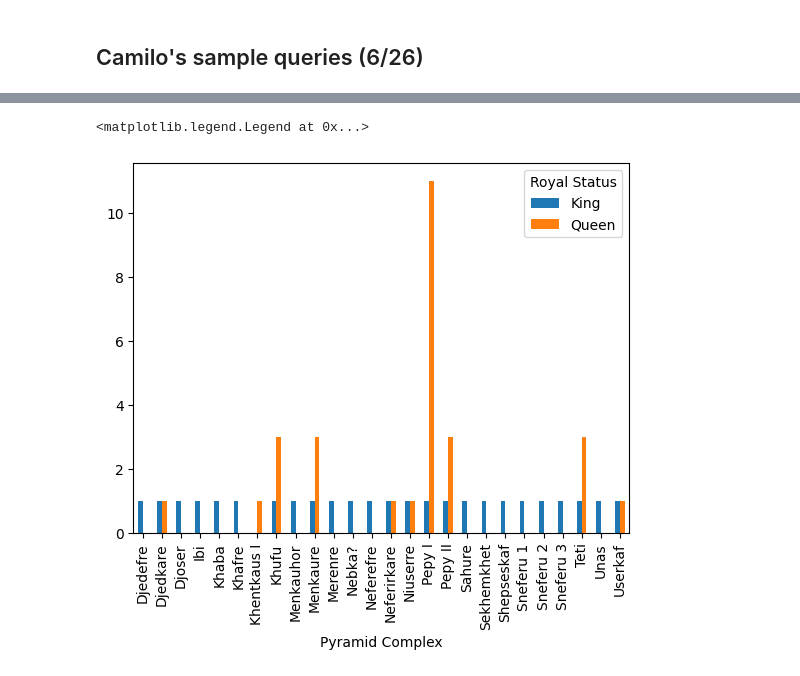
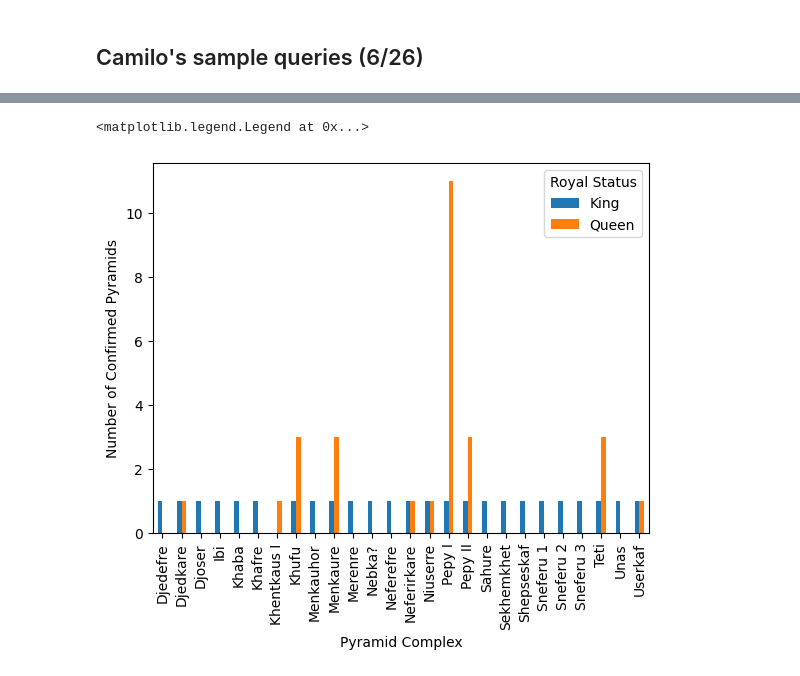
Before and after one commit to brown-ccv/egyptology-viz, a Jupyter notebook: Notebooks/exploration.ipynb, the cells around one changed output, grey strips where cells are left out. Saved outputs shown, nothing was run; the diff lists cells and outputs as text; code cells hidden in the pictures.

```diff
--- a/Notebooks/exploration.ipynb
+++ b/Notebooks/exploration.ipynb
@@ -75,9 +41,9 @@ kings_and_queens
 # %%
-plt = kings_and_queens.plot.bar(xlabel='Pyramid Complex')
+plt = kings_and_queens.plot.bar(xlabel='Pyramid Complex', ylabel='Number of Confirmed Pyramids')
 plt.legend(title='Royal Status')
 # %% [output]
 <matplotlib.legend.Legend at 0x...>
-[figure, old version]
+[figure, new version]
 # %%
 # Count all known casing types
 
```
Also changed, not shown: parts of 9 cells of this notebook.
